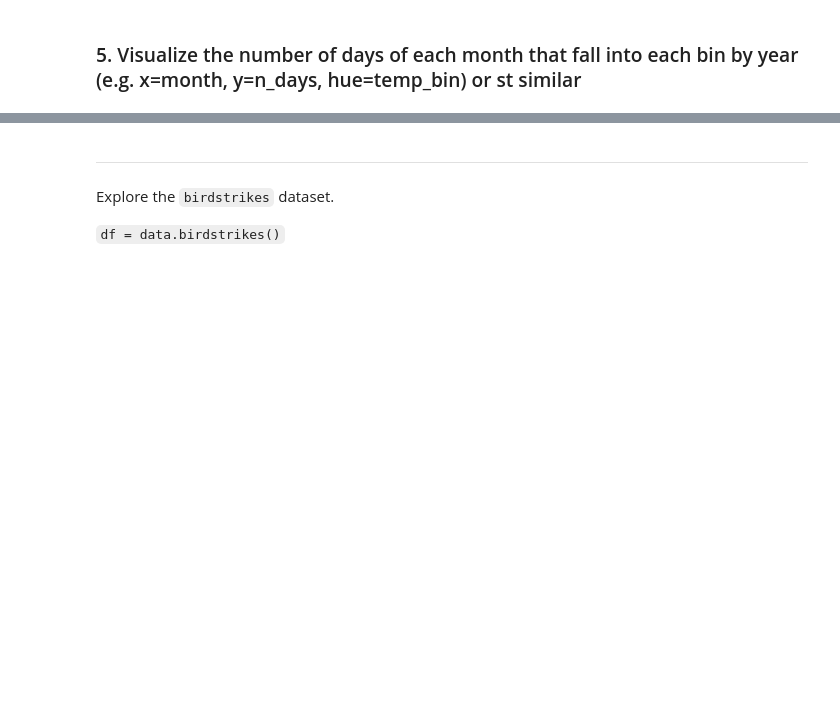
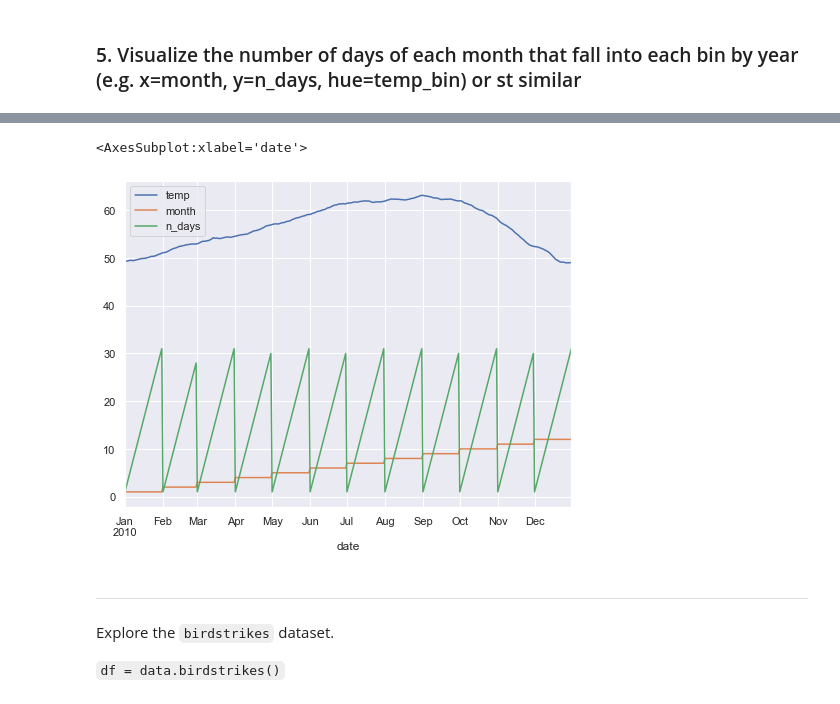
Before and after one commit to aliciag92/time-series-exercises, a Jupyter notebook: datetime_exercises.ipynb, the cells around one changed output, grey strips where cells are left out. Cells and saved outputs as stored; diff of their text form; code cells hidden in the pictures; blank space fills up the shorter version.

```diff
--- a/datetime_exercises.ipynb
+++ b/datetime_exercises.ipynb
@@ -843,0 +955,9 @@ tempsdf.head()
+# %%
+#restart
+tempsdf_daily = tempsdf.resample('D').mean()
+
+tempsdf_daily['bin'] = pd.cut(tempsdf_daily.temp, bins=[0, 50, 55, 65, 70], labels=['cold', 'cool', 'warm', 'hot']).astype(str)
+tempsdf_daily['month'] = tempsdf_daily.index.month
+tempsdf_daily['month_name'] = tempsdf_daily.index.month_name()
+tempsdf_daily['n_days'] = tempsdf_daily.index.day
+tempsdf_daily.head()
@@ -844,3 +988,9 @@ tempsdf.head()
+# %%
+tempsdf_daily.plot()
+#idk
+# %% [output]
+<AxesSubplot:xlabel='date'>
+[figure, added]
 # %% [markdown]
 ***
 # %% [markdown]
```
Also changed, not shown: parts of 15 cells of this notebook.
